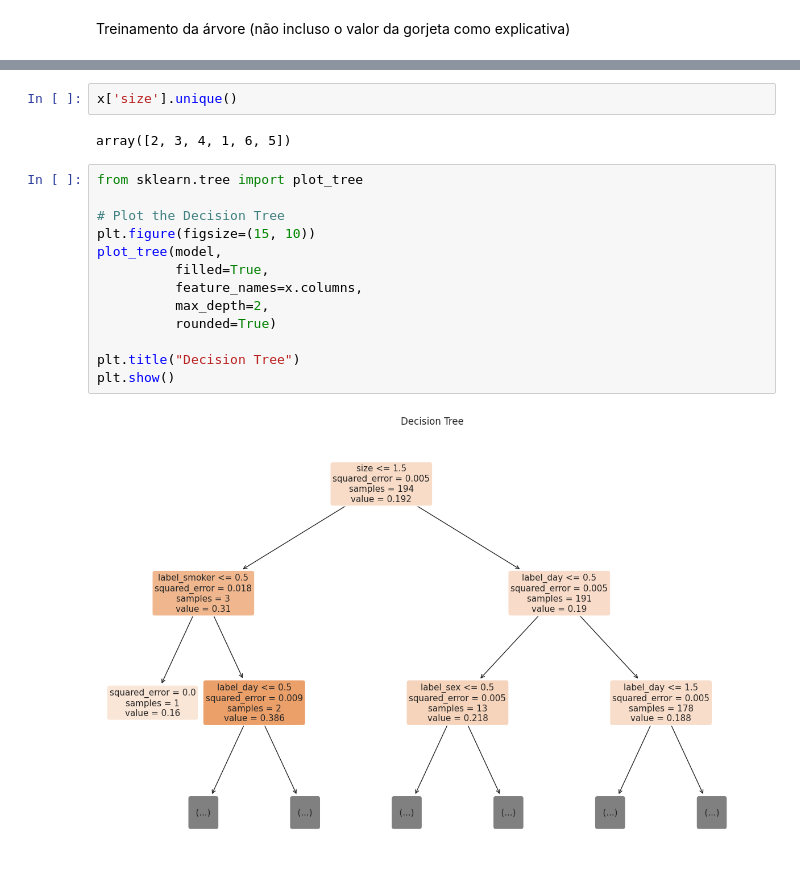
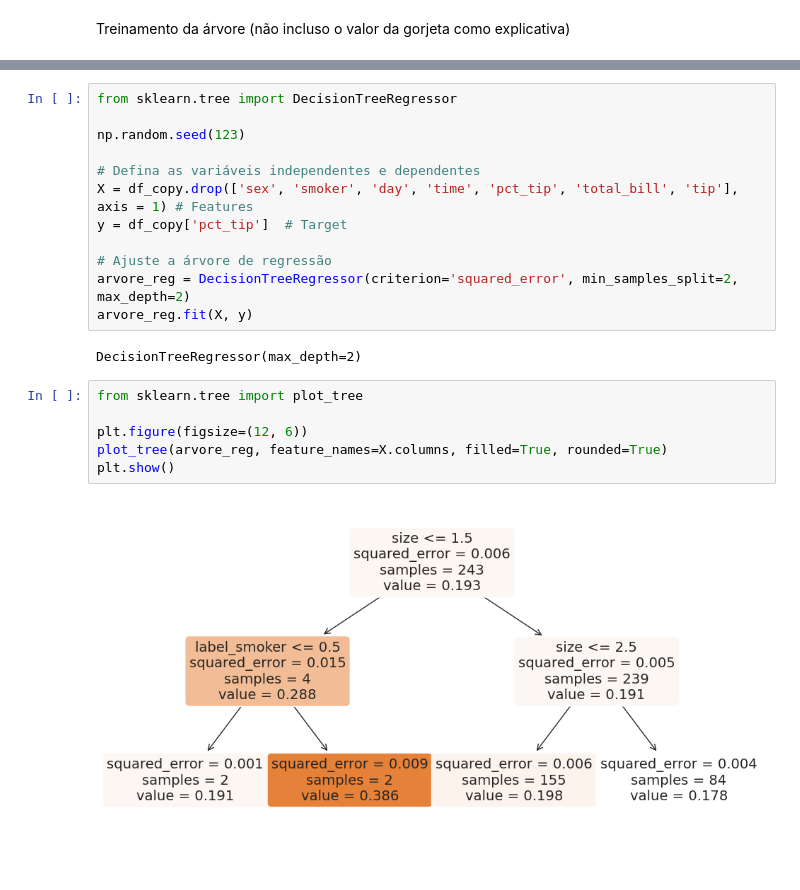
Before and after one commit to brunodleite/arvores_redes_ensemble_models_3, a Jupyter notebook: script.ipynb, the cells around one changed output, grey strips where cells are left out. Saved outputs shown, nothing was run; the diff lists cells and outputs as text.

```diff
--- a/script.ipynb
+++ b/script.ipynb
@@ -164,19 +132,22 @@ RMSE:  0.098
-# %%
-x['size'].unique()
-# %% [output]
-array([2, 3, 4, 1, 6, 5])
+# %%
+from sklearn.tree import DecisionTreeRegressor
+
+np.random.seed(123)
+
+# Defina as variáveis independentes e dependentes
+X = df_copy.drop(['sex', 'smoker', 'day', 'time', 'pct_tip', 'total_bill', 'tip'], axis = 1) # Features
+y = df_copy['pct_tip']  # Target
+
+# Ajuste a árvore de regressão
+arvore_reg = DecisionTreeRegressor(criterion='squared_error', min_samples_split=2, max_depth=2)
+arvore_reg.fit(X, y)
+# %% [output]
+DecisionTreeRegressor(max_depth=2)
 # %%
 from sklearn.tree import plot_tree
 
-# Plot the Decision Tree
-plt.figure(figsize=(15, 10))
-plot_tree(model,
-          filled=True,
-          feature_names=x.columns,
-          max_depth=2,
-          rounded=True)
-
-plt.title("Decision Tree")
+plt.figure(figsize=(12, 6))
+plot_tree(arvore_reg, feature_names=X.columns, filled=True, rounded=True)
 plt.show()
 # %% [output]
-[figure, old version]
+[figure, new version]
```
Also changed, not shown: parts of 6 cells of this notebook, 2 other files.
